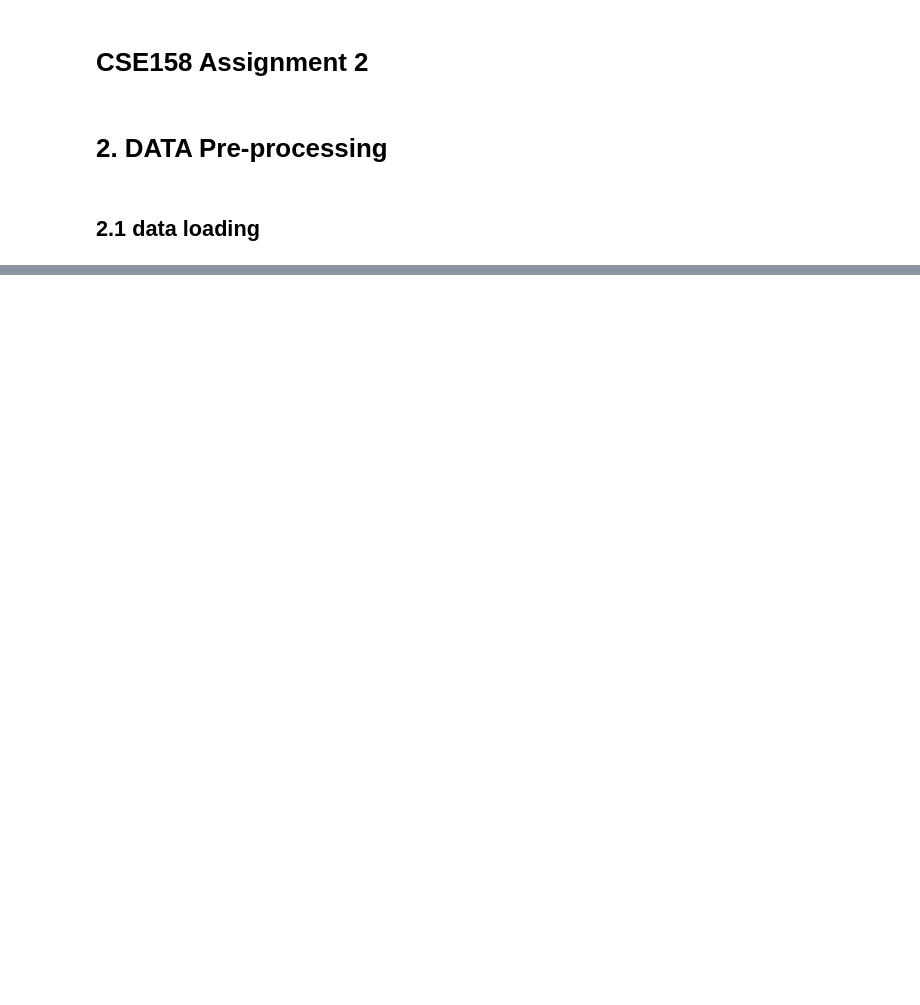
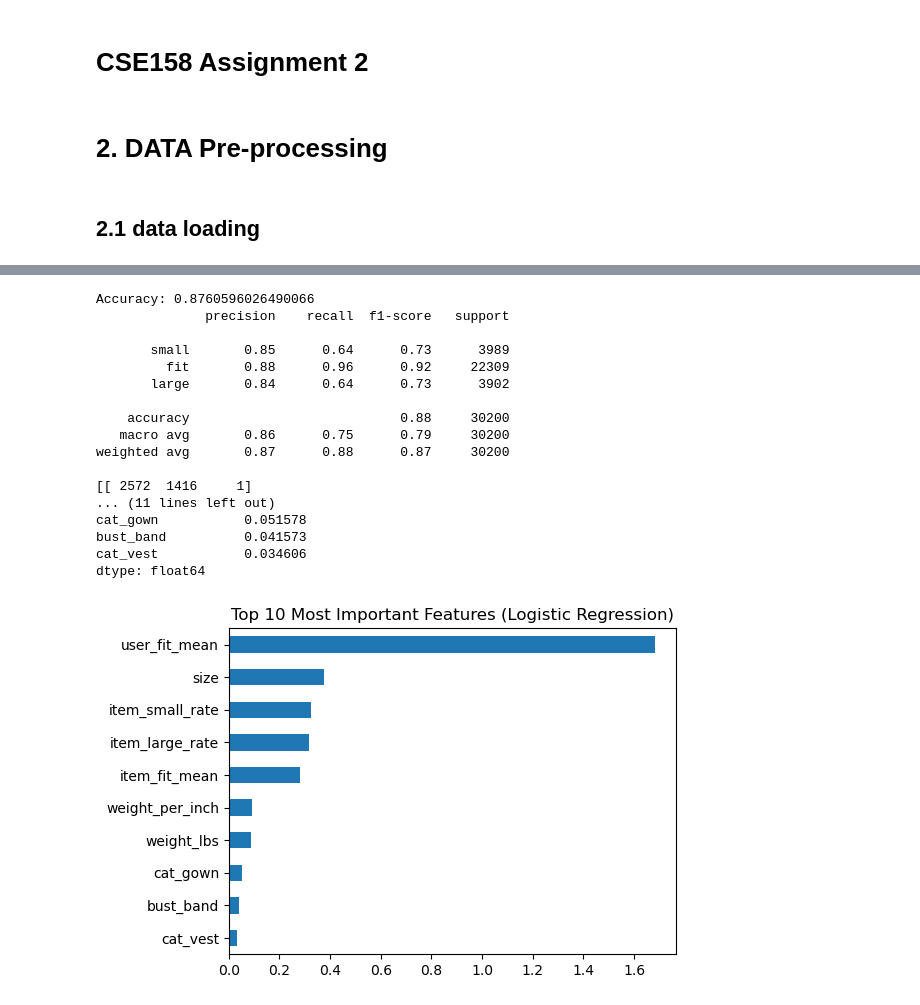
Before and after one commit to ZGXJason/CSE158_final_project, a Jupyter notebook: assignment2.ipynb, the cells around one changed output, grey strips where cells are left out. Cells and saved outputs as stored; diff of their text form; code cells hidden in the pictures; blank space fills up the shorter version.

```diff
--- a/assignment2.ipynb
+++ b/assignment2.ipynb
@@ -16,15 +6,0 @@ df = pd.read_json("renttherunway_final_data.json.gz",
-# %%
-def parse_height_to_inches(x):
-    """
-    Convert height to inches.
-    Returns NaN if parsing fails.
-    """
-    if pd.isna(x):
-        return np.nan
-    x = str(x).strip()
-    m = re.match(r"(\d+)\s*'\s*(\d+)?", x)
-    if not m:
-        return np.nan
-    feet = int(m.group(1))
-    inches = int(m.group(2)) if m.group(2) is not None else 0
-    return feet * 12 + inches
@@ -254,0 +350,58 @@ ValueError: The truth value of a Series is ambiguous. Use a.empty, a.bool(), a.i
+# %%
+from sklearn.linear_model import LogisticRegression
+from sklearn.preprocessing import StandardScaler
+from sklearn.metrics import accuracy_score, classification_report, confusion_matrix
+import pandas as pd
+import numpy as np
+scaler = StandardScaler()
+X_train_scaled = scaler.fit_transform(X_train)
+X_test_scaled = scaler.transform(X_test)
+log_reg = LogisticRegression(
+    solver='lbfgs',
+    max_iter=3000,
+    n_jobs=-1,
+    verbose=0
+)
+
+log_reg.fit(X_train_scaled, y_train)
+y_pred = log_reg.predict(X_test_scaled)
+
+print("Accuracy:", accuracy_score(y_test, y_pred))
+print(classification_report(y_test, y_pred, target_names=['small','fit','large']))
+print(confusion_matrix(y_test, y_pred))
+
+# --- Feature Importance (average absolute coefficients across classes) ---
+coef_df = pd.DataFrame(log_reg.coef_, columns=X_train.columns, index=['small','fit','large'])
+coef_mean = coef_df.abs().mean().sort_values(ascending=False)
+
+print("\n📊 Top 10 Most Important Features:")
+print(coef_mean.head(10))
+
+# --- Optional: visualize top features ---
+import matplotlib.pyplot as plt
+top_features = coef_mean.head(10).sort_values()
+plt.figure(figsize=(6,4))
+top_features.plot(kind='barh')
+plt.title("Top 10 Most Important Features (Logistic Regression)")
+plt.xlabel("")
+plt.tight_layout()
+plt.show()
+# %% [output]
+Accuracy: 0.8760596026490066
+              precision    recall  f1-score   support
+
+       small       0.85      0.64      0.73      3989
+         fit       0.88      0.96      0.92     22309
+       large       0.84      0.64      0.73      3902
+
+    accuracy                           0.88     30200
+   macro avg       0.86      0.75      0.79     30200
+weighted avg       0.87      0.88      0.87     30200
+
+[[ 2572  1416     1]
+... (11 lines left out)
+cat_gown           0.051578
+bust_band          0.041573
+cat_vest           0.034606
+dtype: float64
+[figure, added]
```
Also changed, not shown: parts of 10 cells of this notebook.
